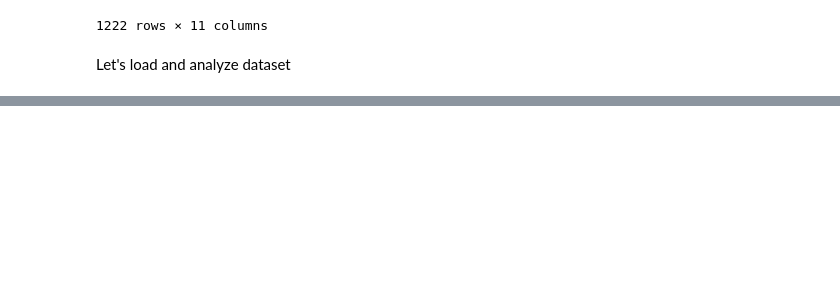
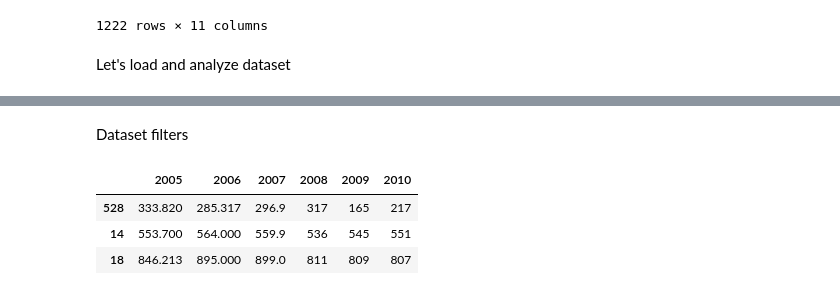
Before and after one commit to 4tikhonov/clioinfra.js, a Jupyter notebook: notebooks/Datasets cleaning and geocoding.ipynb, the cells around one changed output, grey strips where cells are left out. Cells and saved outputs as stored; diff of their text form; code cells hidden in the pictures; blank space fills up the shorter version.

Commit message:
Building filters for dataset in the historical classification

```diff
--- a/notebooks/Datasets cleaning and geocoding.ipynb
+++ b/notebooks/Datasets cleaning and geocoding.ipynb
@@ -101,0 +103,32 @@ maindata
+# %% [markdown]
+Dataset filters
+# %%
+# Use case 1
+datafilter = {}
+yearsfilter = []
+ctrlist = []
+datafilter['startyear'] = '2005'
+datafilter['endyear'] = '2010'
+datafilter['ctrlist'] = '528,14,18'
+
+for ctrid in re.split(',', datafilter['ctrlist']):
+    ctrlist.append(int(ctrid))
+if ctrlist:
+    datasubset = maindata.ix[ctrlist]
+
+(years, notyears) = selectint(datasubset.columns)
+if years:
+    datasubset.columns = years
+    for thisyear in years:
+        if thisyear >= int(datafilter['startyear']):
+            if thisyear <= int(datafilter['endyear']):
+                yearsfilter.append(thisyear)
+
+if yearsfilter:
+    datasubset = datasubset[yearsfilter]
+datasubset
+# %% [output]
+|  | 2005 | 2006 | 2007 | 2008 | 2009 | 2010 |
+| 528 | 333.820 | 285.317 | 296.9 | 317 | 165 | 217 |
+| 14 | 553.700 | 564.000 | 559.9 | 536 | 545 | 551 |
+| 18 | 846.213 | 895.000 | 899.0 | 811 | 809 | 807 |
```
Also changed, not shown: parts of 2 cells of this notebook.
